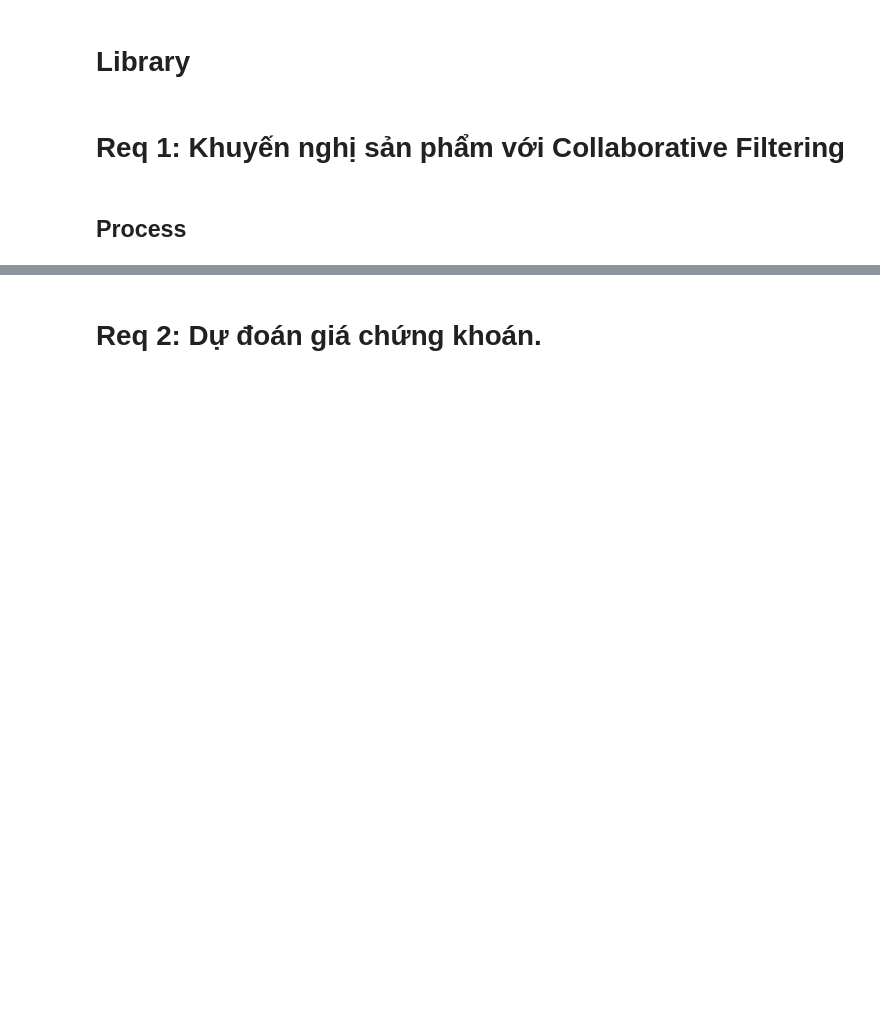
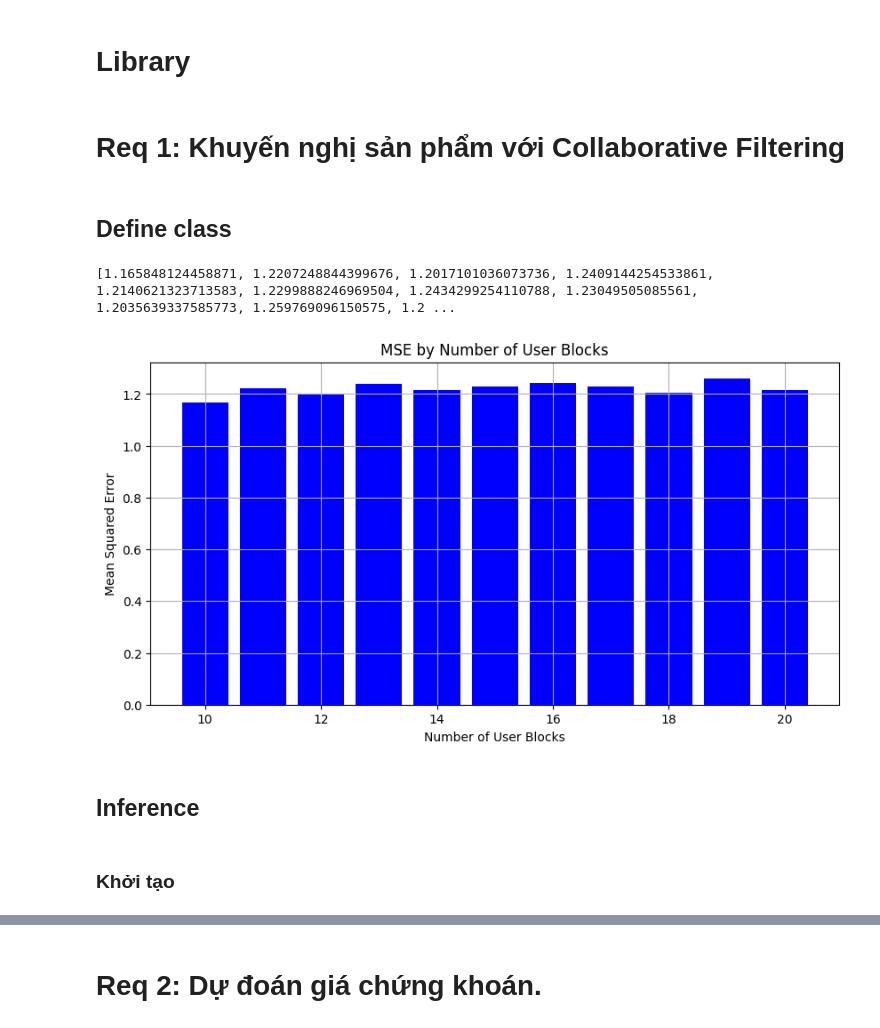
Before and after one commit to TDung0807/Collaborative-Filtering, a Jupyter notebook: Final_MMDS.ipynb, the cells around one changed output, grey strips where cells are left out. Saved outputs shown, nothing was run; the diff lists cells and outputs as text; code cells hidden in the pictures; blank space fills up the shorter version.

```diff
--- a/Final_MMDS.ipynb
+++ b/Final_MMDS.ipynb
@@ -48,6 +49,57 @@ sc = SparkContext.getOrCreate()
 spark = SparkSession(sc)
 # %% [markdown]
 # Req 1: Khuyến nghị sản phẩm với Collaborative Filtering
+# %% [markdown]
+## Define class
+# %%
+class CollaborativeFiltering:
+    def __init__(self, path):
+        spark = SparkSession.builder \
+      .appName("Collaborative Filtering Recommendation System") \
+      .getOrCreate()
+        self.data = spark.read.csv(path, header=True, inferSchema=True)
+        # Split train, test dataset follow 7:3
+        (self.training, self.test) = self.data.randomSplit([0.7, 0.3], seed=123)
+
+    def mse_values(self):
+      mse_values = []
+      for i in range(10,21):
+        als = ALS(maxIter=10, regParam=0.1, userCol="user", itemCol="item", ratingCol="rating",
+                  coldStartStrategy="drop", rank=10, numUserBlocks=i, numItemBlocks=10, implicitPrefs=False,
+                  alpha=1.0, seed=None, checkpointInterval=10,
+                  intermediateStorageLevel="MEMORY_AND_DISK", finalStorageLevel="MEMORY_AND_DISK",
+                  nonnegative=False)
+
+        # Train the model
+        model = als.fit(self.training)
+
+        #predictions
+        predictions = model.transform(self.test)
+        # Evaluate the model
+        evaluator = RegressionEvaluator(metricName="mse", labelCol="rating", predictionCol="prediction")
+        mse = evaluator.evaluate(predictions)
+        mse_values.append(mse)
+      return mse_values
+    def plot_mse_chart(self, mse_values):
+        plt.figure(figsize=(10, 5))
+        plt.bar(range(10, 21), mse_values, color='b')
+        plt.title('MSE by Number of User Blocks')
+        plt.xlabel('Number of User Blocks')
+        plt.ylabel('Mean Squared Error')
+        plt.grid(True)
+        plt.show()
+    def run(self):
+        mse_values = self.mse_values()
+        print(mse_values)
+        self.plot_mse_chart(mse_values)
+# %%
+data_path="ratings2k.csv"
+cf = CollaborativeFiltering(data_path).run()
+# %% [output]
+[1.165848124458871, 1.2207248844399676, 1.2017101036073736, 1.2409144254533861, 1.2140621323713583, 1.2299888246969504, 1.2434299254110788, 1.23049505085561, 1.2035639337585773, 1.259769096150575, 1.2 ...
+[figure, added]
 # %% [markdown]
-## Process
+## Inference
+# %% [markdown]
+### Khởi tạo
 # %%
```
Also changed, not shown: parts of 18 cells of this notebook.
